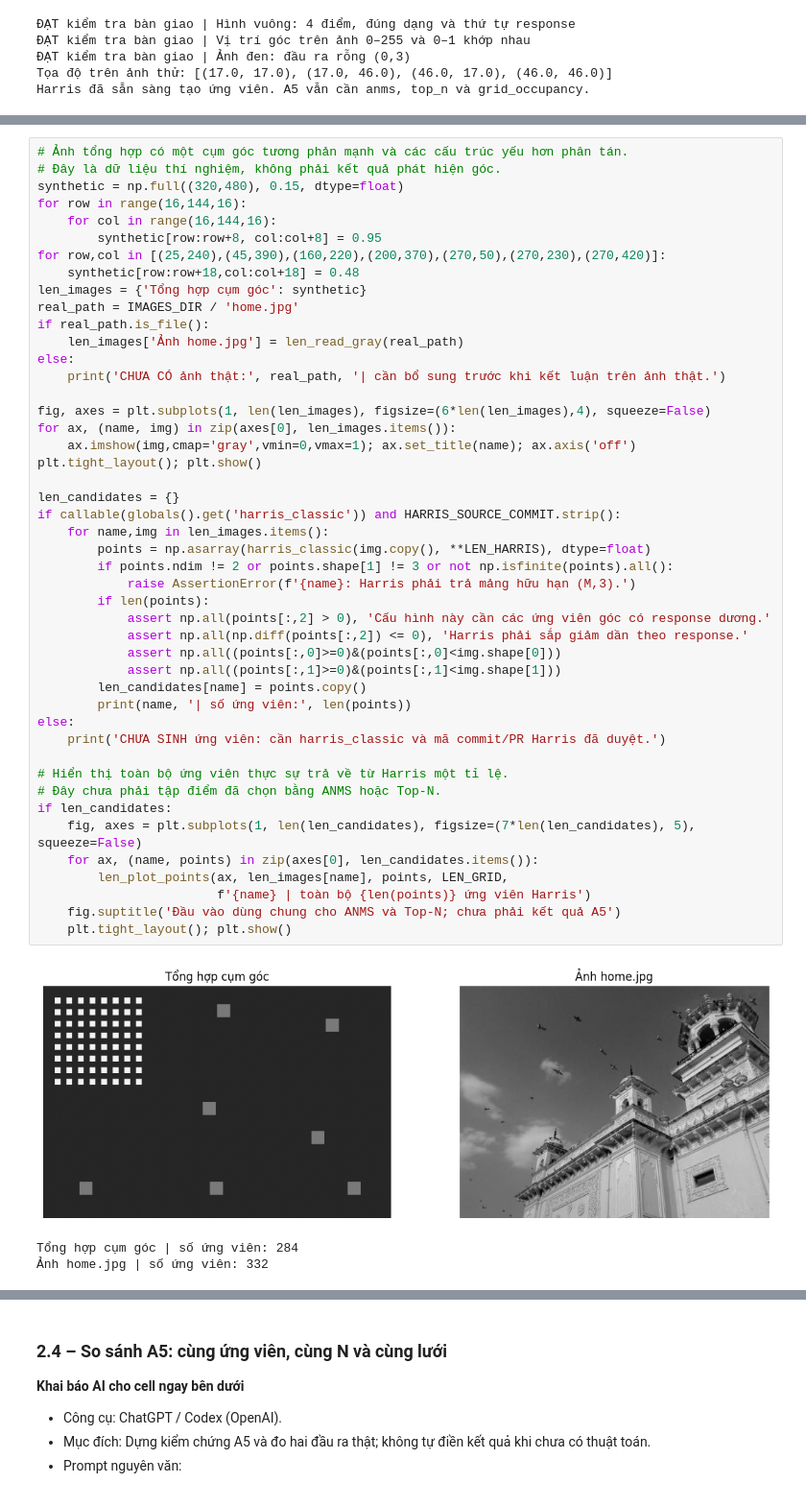
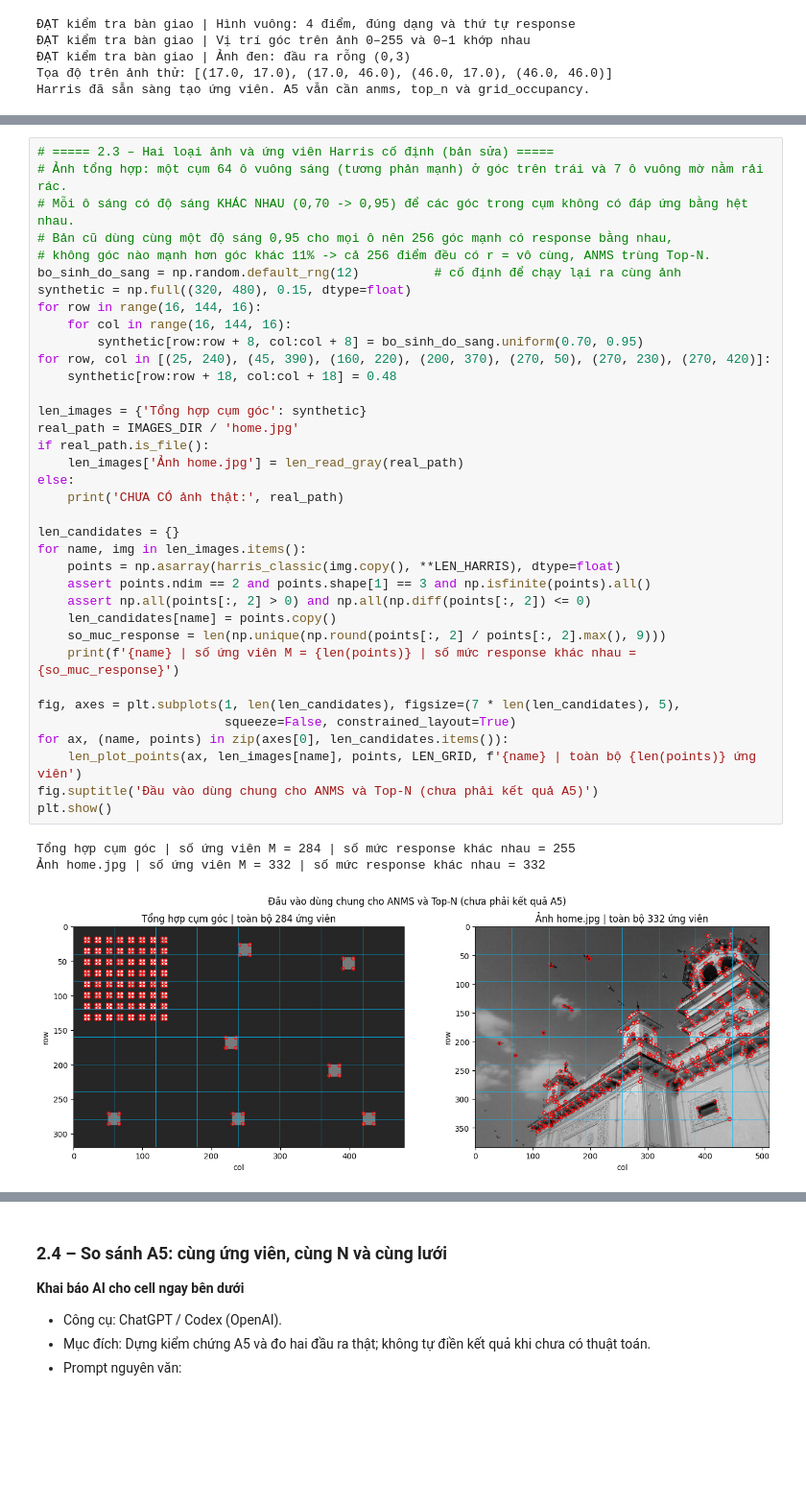
Before and after one commit to NguyenTanHiep07/xla-121036, a Jupyter notebook: bai_tap_2/lam_viec/bt2_len.ipynb, the cells around one changed output, grey strips where cells are left out. Shown at 96% size. Drawn from its saved outputs; the diff is of its cells as text; blank space fills up the shorter version.

```diff
--- a/bai_tap_2/lam_viec/bt2_len.ipynb
+++ b/bai_tap_2/lam_viec/bt2_len.ipynb
@@ -583,50 +590,40 @@ Prompt nguyên văn cho lần cập nhật:
 # %%
-# Ảnh tổng hợp có một cụm góc tương phản mạnh và các cấu trúc yếu hơn phân tán.
-# Đây là dữ liệu thí nghiệm, không phải kết quả phát hiện góc.
-synthetic = np.full((320,480), 0.15, dtype=float)
-for row in range(16,144,16):
-    for col in range(16,144,16):
-        synthetic[row:row+8, col:col+8] = 0.95
-for row,col in [(25,240),(45,390),(160,220),(200,370),(270,50),(270,230),(270,420)]:
-    synthetic[row:row+18,col:col+18] = 0.48
+# ===== 2.3 – Hai loại ảnh và ứng viên Harris cố định (bản sửa) =====
+# Ảnh tổng hợp: một cụm 64 ô vuông sáng (tương phản mạnh) ở góc trên trái và 7 ô vuông mờ nằm rải rác.
+# Mỗi ô sáng có độ sáng KHÁC NHAU (0,70 -> 0,95) để các góc trong cụm không có đáp ứng bằng hệt nhau.
+# Bản cũ dùng cùng một độ sáng 0,95 cho mọi ô nên 256 góc mạnh có response bằng nhau,
+# không góc nào mạnh hơn góc khác 11% -> cả 256 điểm đều có r = vô cùng, ANMS trùng Top-N.
+bo_sinh_do_sang = np.random.default_rng(12)          # cố định để chạy lại ra cùng ảnh
+synthetic = np.full((320, 480), 0.15, dtype=float)
+for row in range(16, 144, 16):
+    for col in range(16, 144, 16):
+        synthetic[row:row + 8, col:col + 8] = bo_sinh_do_sang.uniform(0.70, 0.95)
+for row, col in [(25, 240), (45, 390), (160, 220), (200, 370), (270, 50), (270, 230), (270, 420)]:
+    synthetic[row:row + 18, col:col + 18] = 0.48
+
 len_images = {'Tổng hợp cụm góc': synthetic}
 real_path = IMAGES_DIR / 'home.jpg'
 if real_path.is_file():
     len_images['Ảnh home.jpg'] = len_read_gray(real_path)
 else:
-    print('CHƯA CÓ ảnh thật:', real_path, '| cần bổ sung trước khi kết luận trên ảnh thật.')
-
-fig, axes = plt.subplots(1, len(len_images), figsize=(6*len(len_images),4), squeeze=False)
-for ax, (name, img) in zip(axes[0], len_images.items()):
-    ax.imshow(img,cmap='gray',vmin=0,vmax=1); ax.set_title(name); ax.axis('off')
-plt.tight_layout(); plt.show()
+    print('CHƯA CÓ ảnh thật:', real_path)
 
 len_candidates = {}
-if callable(globals().get('harris_classic')) and HARRIS_SOURCE_COMMIT.strip():
-    for name,img in len_images.items():
-        points = np.asarray(harris_classic(img.copy(), **LEN_HARRIS), dtype=float)
-        if points.ndim != 2 or points.shape[1] != 3 or not np.isfinite(points).all():
-            raise AssertionError(f'{name}: Harris phải trả mảng hữu hạn (M,3).')
-        if len(points):
-            assert np.all(points[:,2] > 0), 'Cấu hình này cần các ứng viên góc có response dương.'
-            assert np.all(np.diff(points[:,2]) <= 0), 'Harris phải sắp giảm dần theo response.'
-            assert np.all((points[:,0]>=0)&(points[:,0]<img.shape[0]))
-            assert np.all((points[:,1]>=0)&(points[:,1]<img.shape[1]))
-        len_candidates[name] = points.copy()
-        print(name, '| số ứng viên:', len(points))
-else:
-    print('CHƯA SINH ứng viên: cần harris_classic và mã commit/PR Harris đã duyệt.')
+for name, img in len_images.items():
+    points = np.asarray(harris_classic(img.copy(), **LEN_HARRIS), dtype=float)
+    assert points.ndim == 2 and points.shape[1] == 3 and np.isfinite(points).all()
+    assert np.all(points[:, 2] > 0) and np.all(np.diff(points[:, 2]) <= 0)
+    len_candidates[name] = points.copy()
+    so_muc_response = len(np.unique(np.round(points[:, 2] / points[:, 2].max(), 9)))
+    print(f'{name} | số ứng viên M = {len(points)} | số mức response khác nhau = {so_muc_response}')
 
-# Hiển thị toàn bộ ứng viên thực sự trả về từ Harris một tỉ lệ.
-# Đây chưa phải tập điểm đã chọn bằng ANMS hoặc Top-N.
-if len_candidates:
-    fig, axes = plt.subplots(1, len(len_candidates), figsize=(7*len(len_candidates), 5), squeeze=False)
-    for ax, (name, points) in zip(axes[0], len_candidates.items()):
-        len_plot_points(ax, len_images[name], points, LEN_GRID,
-                        f'{name} | toàn bộ {len(points)} ứng viên Harris')
-    fig.suptitle('Đầu vào dùng chung cho ANMS và Top-N; chưa phải kết quả A5')
-    plt.tight_layout(); plt.show()
+fig, axes = plt.subplots(1, len(len_candidates), figsize=(7 * len(len_candidates), 5),
+                         squeeze=False, constrained_layout=True)
+for ax, (name, points) in zip(axes[0], len_candidates.items()):
+    len_plot_points(ax, len_images[name], points, LEN_GRID, f'{name} | toàn bộ {len(points)} ứng viên')
+fig.suptitle('Đầu vào dùng chung cho ANMS và Top-N (chưa phải kết quả A5)')
+plt.show()
 # %% [output]
+Tổng hợp cụm góc | số ứng viên M = 284 | số mức response khác nhau = 255
+Ảnh home.jpg | số ứng viên M = 332 | số mức response khác nhau = 332
-[figure, old version]
+[figure, new version]
-Tổng hợp cụm góc | số ứng viên: 284
-Ảnh home.jpg | số ứng viên: 332
```
Also changed, not shown: parts of 5 cells of this notebook.
